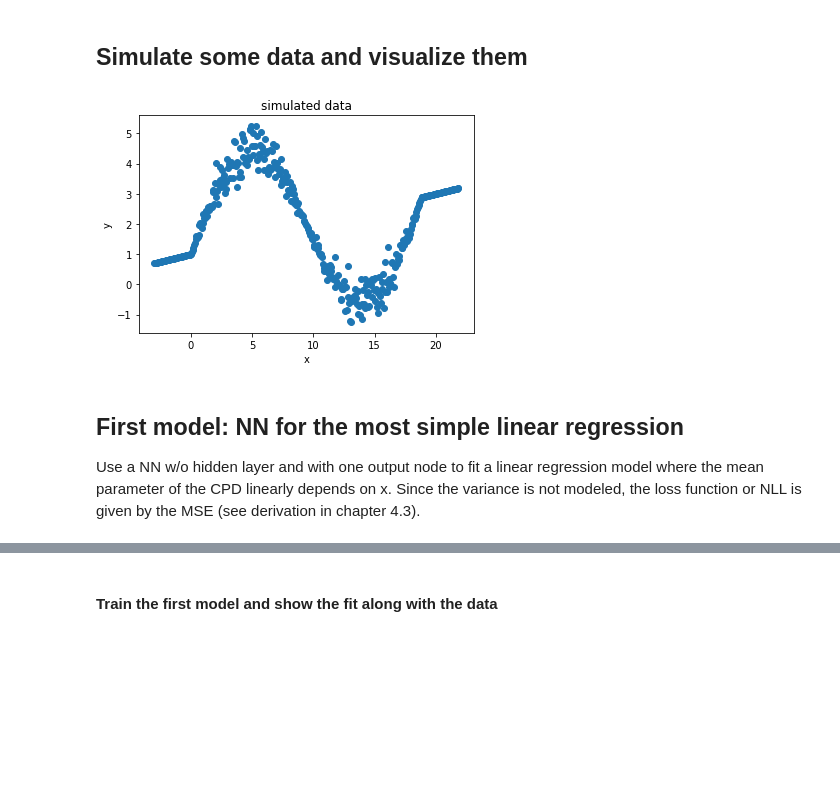
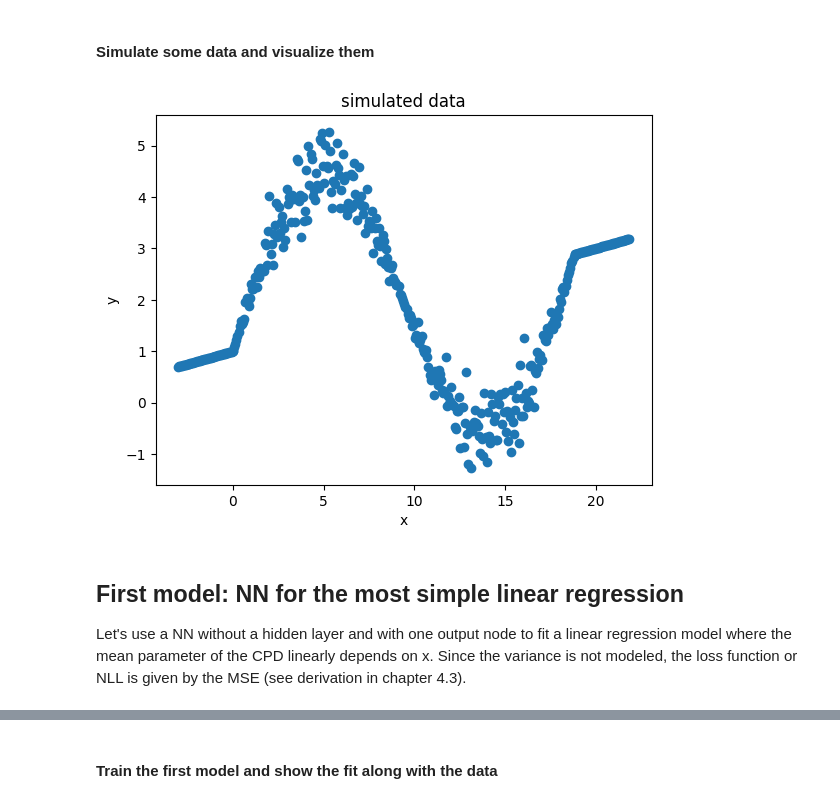
Before and after one commit to tensorchiefs/dl_book, a Jupyter notebook: chapter_04/nb_ch04_04.ipynb, the cells around one changed output, grey strips where cells are left out. Drawn from its saved outputs; the diff is of its cells as text; code cells hidden in the pictures; blank space fills up the shorter version.

```diff
--- a/chapter_04/nb_ch04_04.ipynb
+++ b/chapter_04/nb_ch04_04.ipynb
@@ -41,7 +45,7 @@ tf.__version__
 # %% [markdown]
-## Simulate some data and visualize them
+#### Simulate some data and visualize them
 # %%
-def create_random_data(n = 300):
+def create_sine_data(n = 300):
     np.random.seed(32)
     n = 300
     x = np.linspace(0,1*2*np.pi,n)
@@ -53,18 +57,18 @@ def create_random_data(n = 300):
     return x,y
 # %%
 ## use custom function to simulate some data
-x,y = create_random_data(n=300) #A
+x,y = create_sine_data(n=300) #A
 plt.scatter(x=x,y=y,marker='o')
 plt.title("simulated data")
 plt.xlabel("x")
 plt.ylabel("y")
 n=len(x)
 # %% [output]
-[figure, old version]
+[figure, new version]
 # %% [markdown]
 ## First model: NN for the most simple linear regression
 
-Use a NN w/o hidden layer and with one output node to fit a linear regression model where the mean parameter of the CPD linearly depends on x. Since the variance is not modeled, the loss function or NLL is given by the MSE (see derivation in chapter 4.3).
+Let's use a NN without a hidden layer and with one output node to fit a linear regression model where the mean parameter of the CPD linearly depends on x. Since the variance is not modeled, the loss function or NLL is given by the MSE (see derivation in chapter 4.3).
 # %%
 # set up a NN without hidden layer and only one output node
 # This assumes that the mean of the CPD depends linearly on x
```
Also changed, not shown: parts of 36 cells of this notebook.
